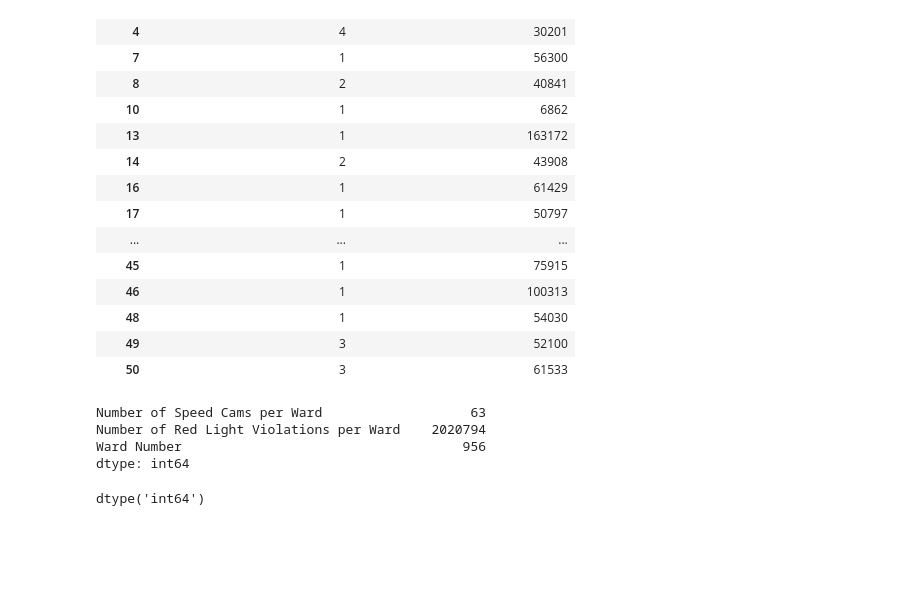
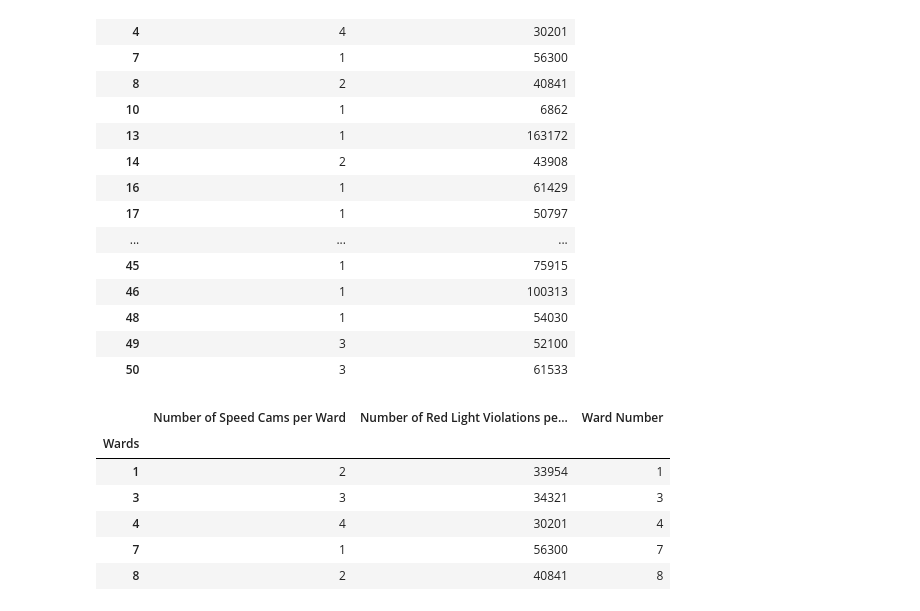
Before and after one commit to michaeldduszynski/Group-4-, a Jupyter notebook: correlation_speeding_locs.ipynb, the cells around one changed output. Drawn from its saved outputs; the diff is of its cells as text; code cells hidden in the pictures; blank space fills up the shorter version.

```diff
--- a/correlation_speeding_locs.ipynb
+++ b/correlation_speeding_locs.ipynb
@@ -154,14 +152,3 @@ merge_df["Ward Number"] = wards
-# %%
-merge_df.sum()
-# %% [output]
-Number of Speed Cams per Ward                   63
-Number of Red Light Violations per Ward    2020794
-Ward Number                                    956
-dtype: int64
-# %%
-merge_df["Number of Speed Cams per Ward"].dtype
-# %% [output]
-dtype('int64')
 # %%
 def to_linear_regress(x, y, weight, arrangement, cmap):
     pearson_r = round(st.pearsonr(x, y)[0],2)
@@ -175,3 +163,14 @@ def to_linear_regress(x, y, weight, arrangement, cmap):
 # %%
 def to_annotate(line_eq, x, y):
     plt.annotate(line_eq,(x,y),fontsize=13,color="red")
+# %%
+merge_df["Ward Number"] = wards
+merge_df.head()
+# %% [output]
+|  | Number of Speed Cams per Ward | Number of Red Light Violations pe... | Ward Number |
+| Wards |  |  |  |
+| 1 | 2 | 33954 | 1 |
+| 3 | 3 | 34321 | 3 |
+| 4 | 4 | 30201 | 4 |
+| 7 | 1 | 56300 | 7 |
+| 8 | 2 | 40841 | 8 |
```
Also changed, not shown: parts of 6 cells of this notebook.
